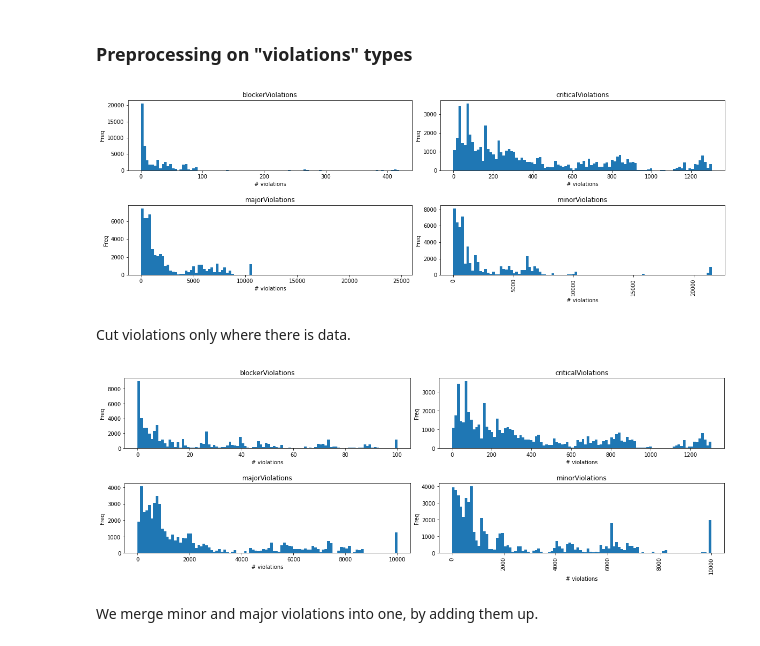
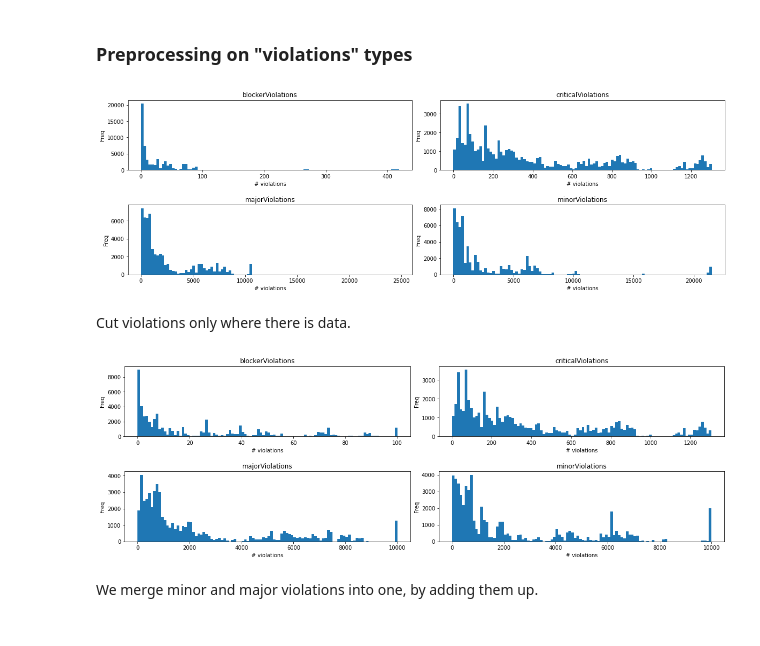
Before and after one commit to margaritageleta/vesper-tech-debt, a Jupyter notebook: notebooks/tables_creation.ipynb, the cells around one changed output. Saved outputs shown, nothing was run; the diff lists cells and outputs as text; code cells hidden in the pictures.

Commit message:
plot bug

```diff
--- a/notebooks/tables_creation.ipynb
+++ b/notebooks/tables_creation.ipynb
@@ -84,27 +84,26 @@ df.describe()
 # %%
 fig , ax = plt.subplots(2,2, figsize=(20,6))
 plt.subplots_adjust(wspace=0.1, hspace=0.5)
 ax[0,0].hist(df['blockerViolations'], bins=100)
 ax[0,1].hist(df['criticalViolations'], bins=100)
 ax[1,0].hist(df['majorViolations'], bins=100)
 ax[1,1].hist(df['minorViolations'], bins=100)
 
 ax[0,0].title.set_text('blockerViolations')
 ax[0,0].set_ylabel('Freq')
 ax[0,0].set_xlabel('# violations')
 ax[0,1].title.set_text('criticalViolations')
 ax[0,1].set_ylabel('Freq')
 ax[0,1].set_xlabel('# violations')
 ax[1,0].title.set_text('majorViolations')
 ax[1,0].set_xlabel('# violations')
 ax[1,0].set_ylabel('Freq')
 ax[1,1].title.set_text('minorViolations')
 ax[1,1].set_xlabel('# violations')
 ax[1,1].set_ylabel('Freq')
-plt.xticks(rotation='vertical')
 plt.show()
 # %% [output]
-[figure, old version]
+[figure, new version]
 # %% [markdown]
 Cut violations only where there is data.
 # %%
@@ -131,10 +130,9 @@ ax[1,0].set_ylabel('Freq')
 ax[1,1].title.set_text('minorViolations')
 ax[1,1].set_xlabel('# violations')
 ax[1,1].set_ylabel('Freq')
-plt.xticks(rotation='vertical')
 plt.show()
 # %% [output]
-[figure, old version]
+[figure, new version]
 # %% [markdown]
 We merge minor and major violations into one, by adding them up.
 # %%
```
Also changed, not shown: parts of 1 cell of this notebook.
